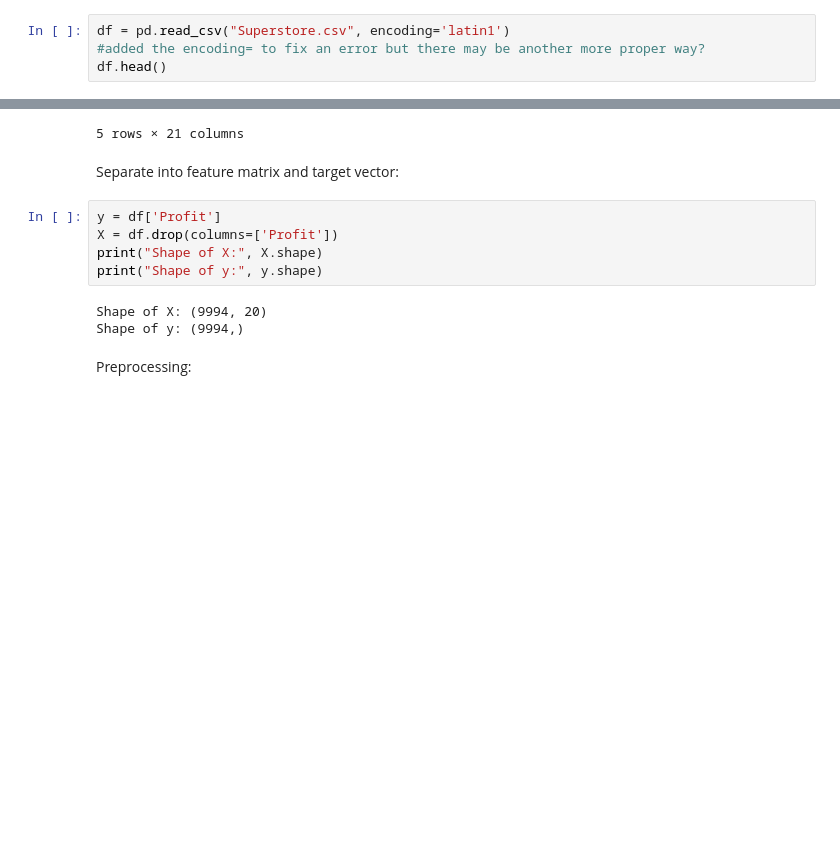
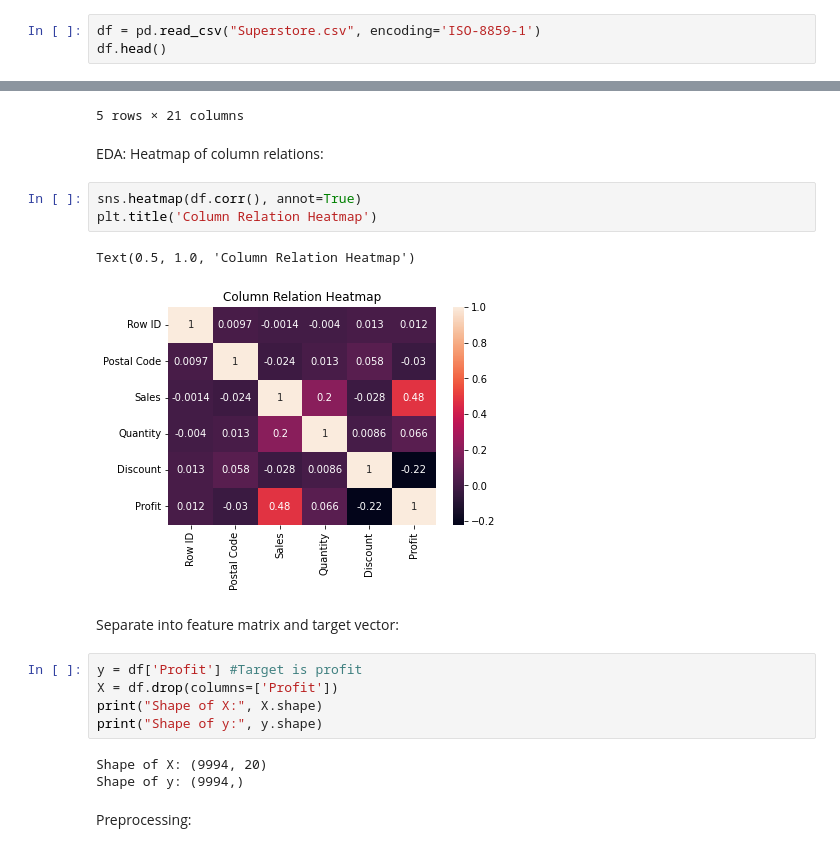
Before and after one commit to zaira-ra/ENSF444_Project, a Jupyter notebook: ENSF444Project.ipynb, the cells around one changed output, grey strips where cells are left out. Saved outputs shown, nothing was run; the diff lists cells and outputs as text; blank space fills up the shorter version.

Commit message:
dropped columns and added next step

```diff
--- a/ENSF444Project.ipynb
+++ b/ENSF444Project.ipynb
@@ -12,8 +12,7 @@ import seaborn as sns
 # %% [markdown]
 Load Data
 # %%
-df = pd.read_csv("Superstore.csv", encoding='latin1')
-#added the encoding= to fix an error but there may be another more proper way?
+df = pd.read_csv("Superstore.csv", encoding='ISO-8859-1')
 df.head()
 # %% [output]
 |  | Row ID | Order ID | Order Date | Ship Date | Ship Mode | Customer ID | Customer Name | Segment | Country | ... |
@@ -23,10 +22,18 @@ df.head()
 | 3 | 4 | US-2015-108966 | 10/11/2015 | 10/18/2015 | Standard Class | SO-20335 | Sean O'Donnell | Consumer | United States | ... |
 | 4 | 5 | US-2015-108966 | 10/11/2015 | 10/18/2015 | Standard Class | SO-20335 | Sean O'Donnell | Consumer | United States | ... |
 5 rows × 21 columns
+# %% [markdown]
+EDA: Heatmap of column relations:
+# %%
+sns.heatmap(df.corr(), annot=True)
+plt.title('Column Relation Heatmap')
+# %% [output]
+Text(0.5, 1.0, 'Column Relation Heatmap')
+[figure, added]
 # %% [markdown]
 Separate into feature matrix and target vector:
 # %%
-y = df['Profit']
+y = df['Profit'] #Target is profit
 X = df.drop(columns=['Profit'])
 print("Shape of X:", X.shape)
 print("Shape of y:", y.shape)
```
Also changed, not shown: parts of 5 cells of this notebook.
